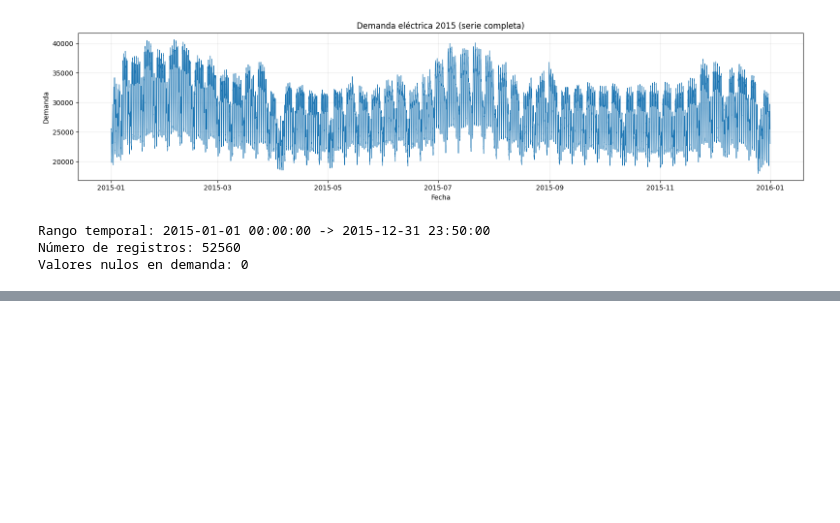
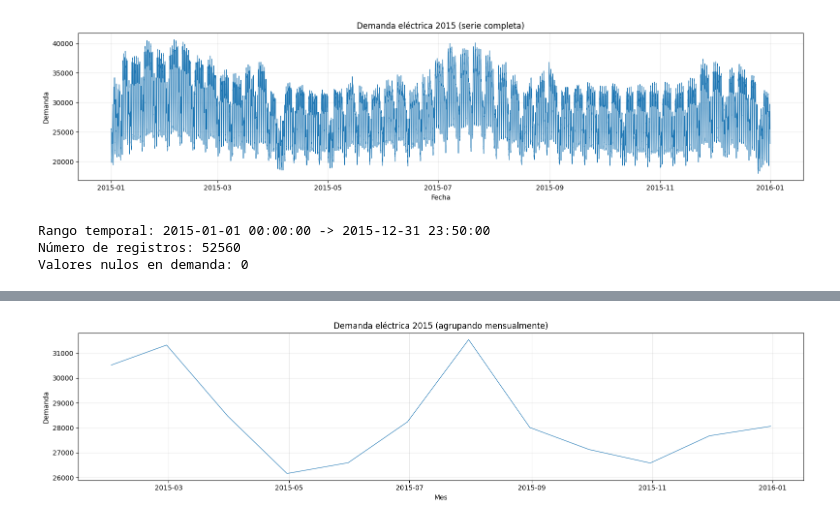
Before and after one commit to alcazar-jesus/serie-temporales-datos-complejos, a Jupyter notebook: TrabajoTemaSeriesTemporales/analisis_series_temporales.ipynb, the cells around one changed output, grey strips where cells are left out. Saved outputs shown, nothing was run; the diff lists cells and outputs as text; code cells hidden in the pictures; blank space fills up the shorter version.

```diff
--- a/TrabajoTemaSeriesTemporales/analisis_series_temporales.ipynb
+++ b/TrabajoTemaSeriesTemporales/analisis_series_temporales.ipynb
@@ -74,0 +128,14 @@ Valores nulos en demanda: 0
+# %%
+# Paso 3: Vista de la serie mensualmente
+df_monthly = df['demand'].resample("ME").mean()
+
+plt.figure(figsize=(16, 4))
+plt.plot(df_monthly.index, df_monthly, linewidth=0.8)
+plt.title('Demanda eléctrica 2015 (agrupando mensualmente)')
+plt.xlabel('Mes')
+plt.ylabel('Demanda')
+plt.grid(alpha=0.25)
+plt.tight_layout()
+plt.show()
+# %% [output]
+[figure, added]
```
Also changed, not shown: parts of 67 cells of this notebook, 3 other files.
